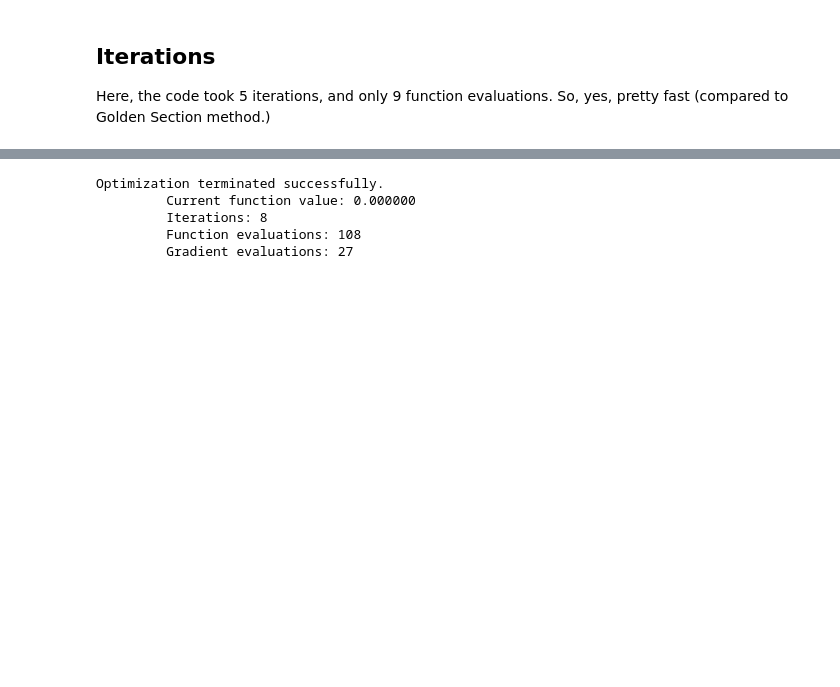
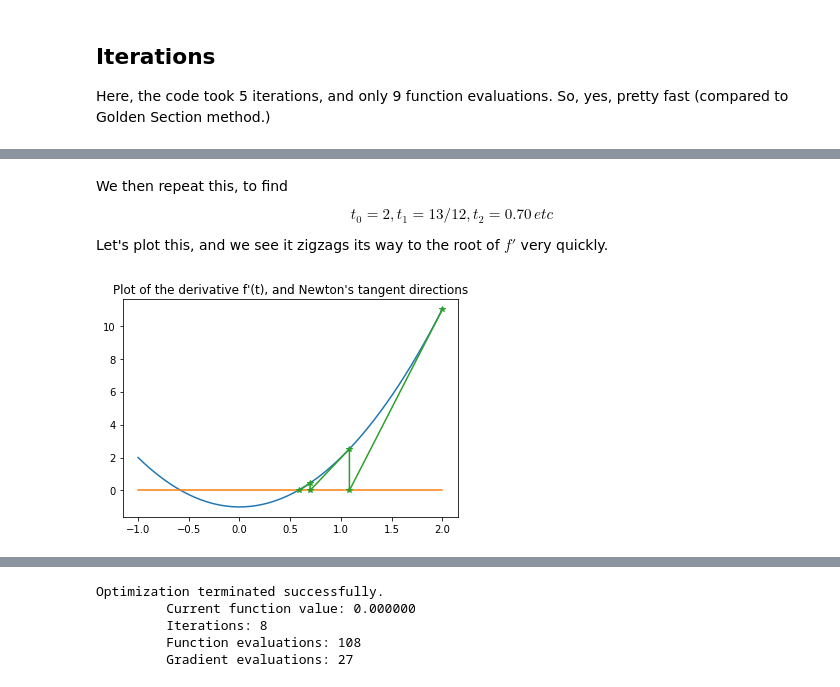
Before and after one commit to mlamoureux/Math502w19, a Jupyter notebook: Lecture22_Apr4.ipynb, the cells around one changed output, grey strips where cells are left out. Cells and saved outputs as stored; diff of their text form; code cells hidden in the pictures; blank space fills up the shorter version.

```diff
--- a/Lecture22_Apr4.ipynb
+++ b/Lecture22_Apr4.ipynb
@@ -228,0 +264,7 @@ Here, the code took 5 iterations, and only 9 function evaluations. So, yes, pret
+# %%
+from scipy.optimize import bisect
+
+def f_der(t):
+    return 3*t**2 - 1
+
+bisect(f_der,0,2,full_output=True)
@@ -228,0 +299,18 @@ Here, the code took 5 iterations, and only 9 function evaluations. So, yes, pret
+# %% [markdown]
+We then repeat this, to find
+$$t_0 = 2, t_1 = 13/12, t_2 = 0.70 \, etc$$
+
+Let's plot this, and we see it zigzags its way to the root of $f'$ very quickly.
+# %%
+def f_der(t):
+    return 3*t**2 - 1
+t0 = 2
+t1 = t0 - f_der(t0)/(6*t0)
+t2 = t1 - f_der(t1)/(6*t1)
+t3 = t2 - f_der(t2)/(6*t2)
+
+t = linspace(-1,2)
+plot(t,f_der(t),t,0*t,[t0,t1,t1,t2,t2,t3],[f_der(t0),0,f_der(t1),0,f_der(t2),0],'-*');
+title("Plot of the derivative f'(t), and Newton's tangent directions");
+# %% [output]
+[figure, added]
```
Also changed, not shown: parts of 37 cells of this notebook.
